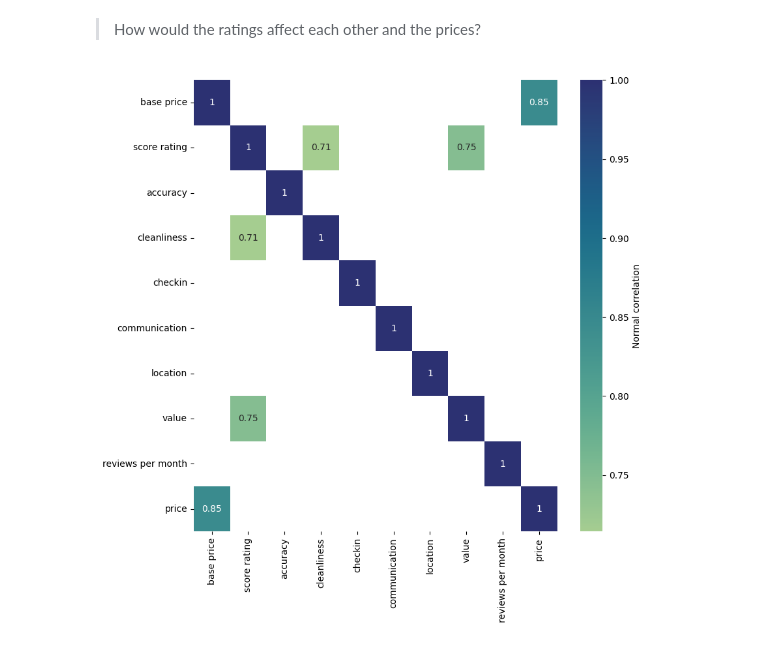
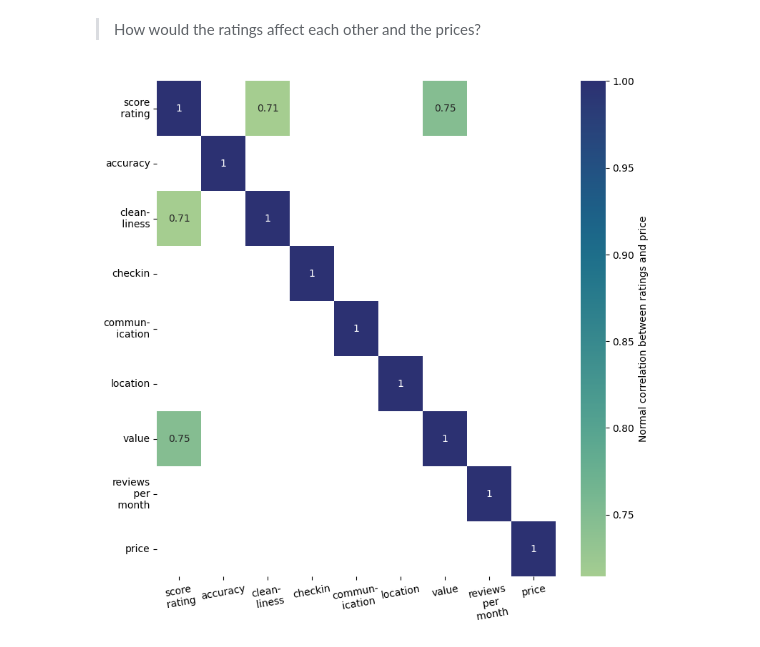
Before and after one commit to GinnCheng/Proj-Kaggle-Airbnb, a Jupyter notebook: main_script.ipynb, the cells around one changed output. Drawn from its saved outputs; the diff is of its cells as text; code cells hidden in the pictures.

```diff
--- a/main_script.ipynb
+++ b/main_script.ipynb
@@ -328,12 +329,12 @@ plt.show()
 > How would the ratings affect each other and the prices?
 # %%
 plt.figure(figsize=[9,9])
-corr_data = df.iloc[:,np.r_[1:11]].corr()
+corr_data = df.iloc[:,np.r_[2:11]].corr()
 ax = sns.heatmap(corr_data, annot=True, mask= (corr_data < 0.7),
-                 cmap='crest', cbar_kws={'label': 'Normal correlation'})
-labels = ['base price','score rating','accuracy','cleanliness','checkin','communication','location','value','reviews per month','price']
-ax.set_xticklabels(labels)
+                 cmap='crest', cbar_kws={'label': 'Normal correlation between ratings and price'})
+labels = ['score\n rating','accuracy','clean-\n liness','checkin','commun-\n ication','location','value','reviews\n per\n month','price']
+ax.set_xticklabels(labels,rotation=10)
 ax.set_yticklabels(labels)
 plt.show()
 # %% [output]
-[figure, old version]
+[figure, new version]
```
Also changed, not shown: parts of 4 cells of this notebook.
